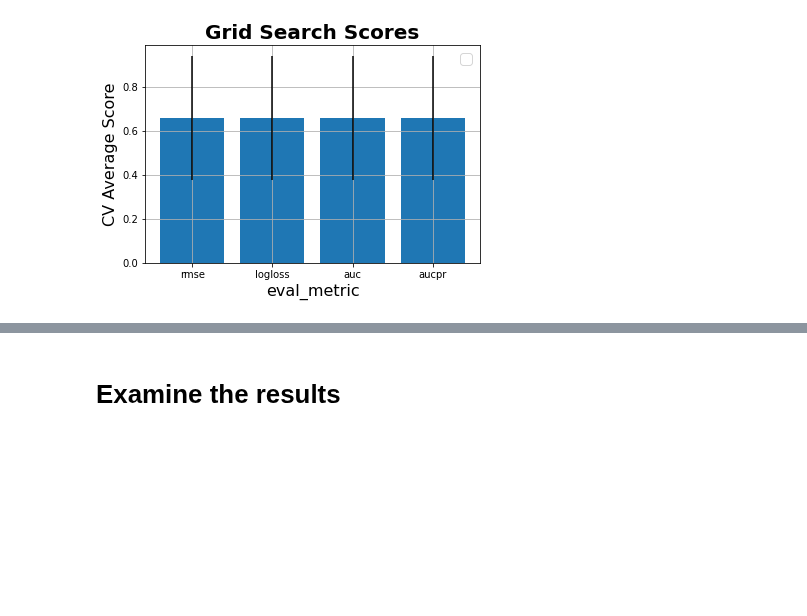
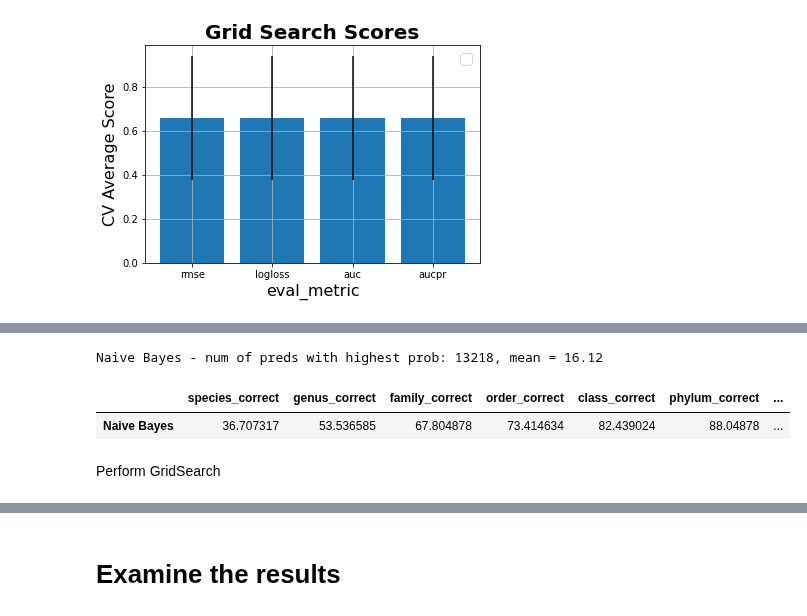
Before and after one commit to mikrzol/ML_bacteriophage_host_predicting, a Jupyter notebook: hyperparameter_tuning.ipynb, the cells around one changed output, grey strips where cells are left out. Saved outputs shown, nothing was run; the diff lists cells and outputs as text; code cells hidden in the pictures; blank space fills up the shorter version.

```diff
--- a/hyperparameter_tuning.ipynb
+++ b/hyperparameter_tuning.ipynb
@@ -566,0 +621,8 @@ No artists with labels found to put in legend.  Note that artists whose label st
+# %%
+mf.get_correct_preds_percentages(df_gnb, mf.load_in_taxonomy_json(), 'Naive Bayes', report=True)
+# %% [output]
+Naive Bayes - num of preds with highest prob: 13218, mean = 16.12
+|  | species_correct | genus_correct | family_correct | order_correct | class_correct | phylum_correct | ... |
+| Naive Bayes | 36.707317 | 53.536585 | 67.804878 | 73.414634 | 82.439024 | 88.04878 | ... |
+# %% [markdown]
+Perform GridSearch
```
Also changed, not shown: parts of 13 cells of this notebook.
